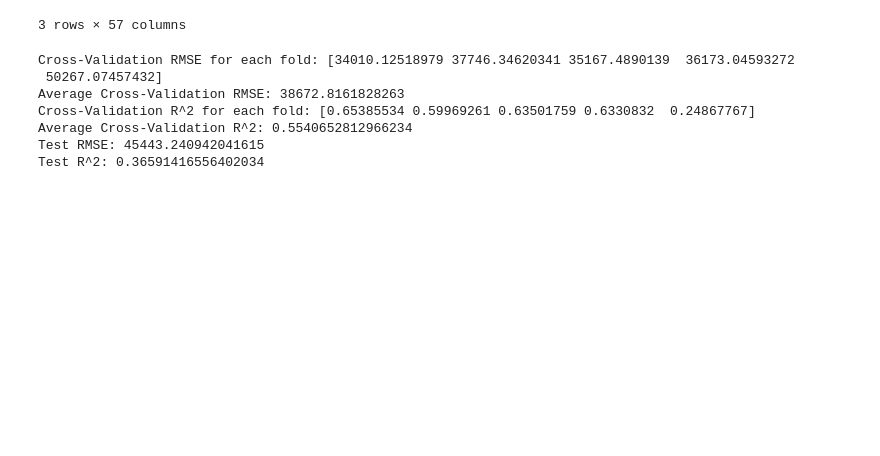
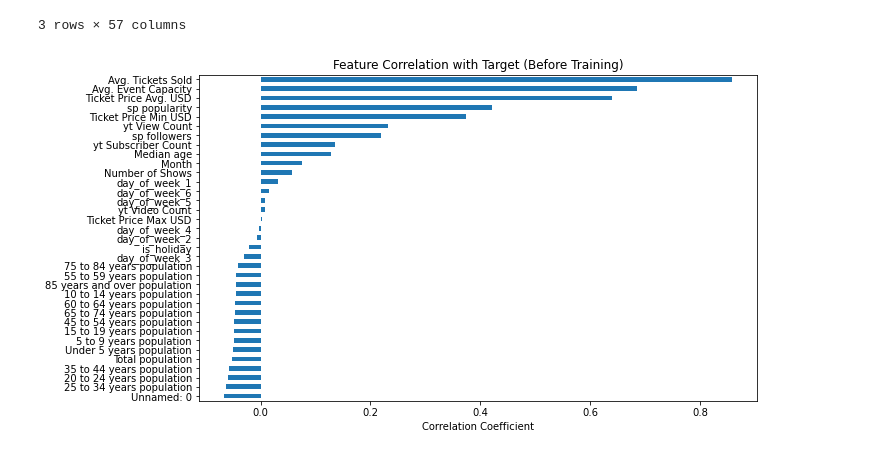
Before and after one commit to dan-s8/ARound, a Jupyter notebook: Model Building/allpop_fengdan_model.ipynb, the cells around one changed output. Drawn from its saved outputs; the diff is of its cells as text; code cells hidden in the pictures; blank space fills up the shorter version.

```diff
--- a/Model Building/allpop_fengdan_model.ipynb
+++ b/Model Building/allpop_fengdan_model.ipynb
@@ -250,41 +235,0 @@ X_train, X_test, y_train, y_test = train_test_split(X, y, test_size=0.2, random_
-# %%
-# Initialize the Linear Regression model
-model = LinearRegression()
-
-# Define scoring functions for RMSE and R^2
-rmse_scorer = make_scorer(mean_squared_error, squared=False)  # RMSE
-r2_scorer = make_scorer(r2_score)  # R^2
-
-# Perform cross-validation for RMSE
-cv_rmse_scores = cross_val_score(model, X_train, y_train, cv=5, scoring=rmse_scorer)
-average_rmse = np.mean(cv_rmse_scores)
-
-# Perform cross-validation for R^2
-cv_r2_scores = cross_val_score(model, X_train, y_train, cv=5, scoring=r2_scorer)
-average_r2 = np.mean(cv_r2_scores)
-
-print("Cross-Validation RMSE for each fold:", cv_rmse_scores)
-print("Average Cross-Validation RMSE:", average_rmse)
-print("Cross-Validation R^2 for each fold:", cv_r2_scores)
-print("Average Cross-Validation R^2:", average_r2)
-
-# Train the model on the full training data
-model.fit(X_train, y_train)
-
-# Evaluate on the test set
-y_pred = model.predict(X_test)
-
-# Calculate RMSE and R^2 on the test set
-test_rmse = mean_squared_error(y_test, y_pred, squared=False)
-test_r2 = r2_score(y_test, y_pred)
-
-print("Test RMSE:", test_rmse)
-print("Test R^2:", test_r2)
-# %% [output]
-Cross-Validation RMSE for each fold: [34010.12518979 37746.34620341 35167.4890139  36173.04593272
- 50267.07457432]
-Average Cross-Validation RMSE: 38672.8161828263
-Cross-Validation R^2 for each fold: [0.65385534 0.59969261 0.63501759 0.6330832  0.24867767]
-Average Cross-Validation R^2: 0.5540652812966234
-Test RMSE: 45443.240942041615
-Test R^2: 0.36591416556402034
@@ -290,0 +240,13 @@ Test R^2: 0.36591416556402034
+# %%
+# Plotting Feature Correlation (Before Model Training)
+# Calculate correlations with the target variable
+correlations = X.corrwith(y)
+
+# Plot the correlation with the target
+plt.figure(figsize=(10, 6))
+correlations.sort_values().plot(kind='barh')
+plt.title('Feature Correlation with Target (Before Training)')
+plt.xlabel('Correlation Coefficient')
+plt.show()
+# %% [output]
+[figure, added]
```
Also changed, not shown: parts of 13 cells of this notebook.
